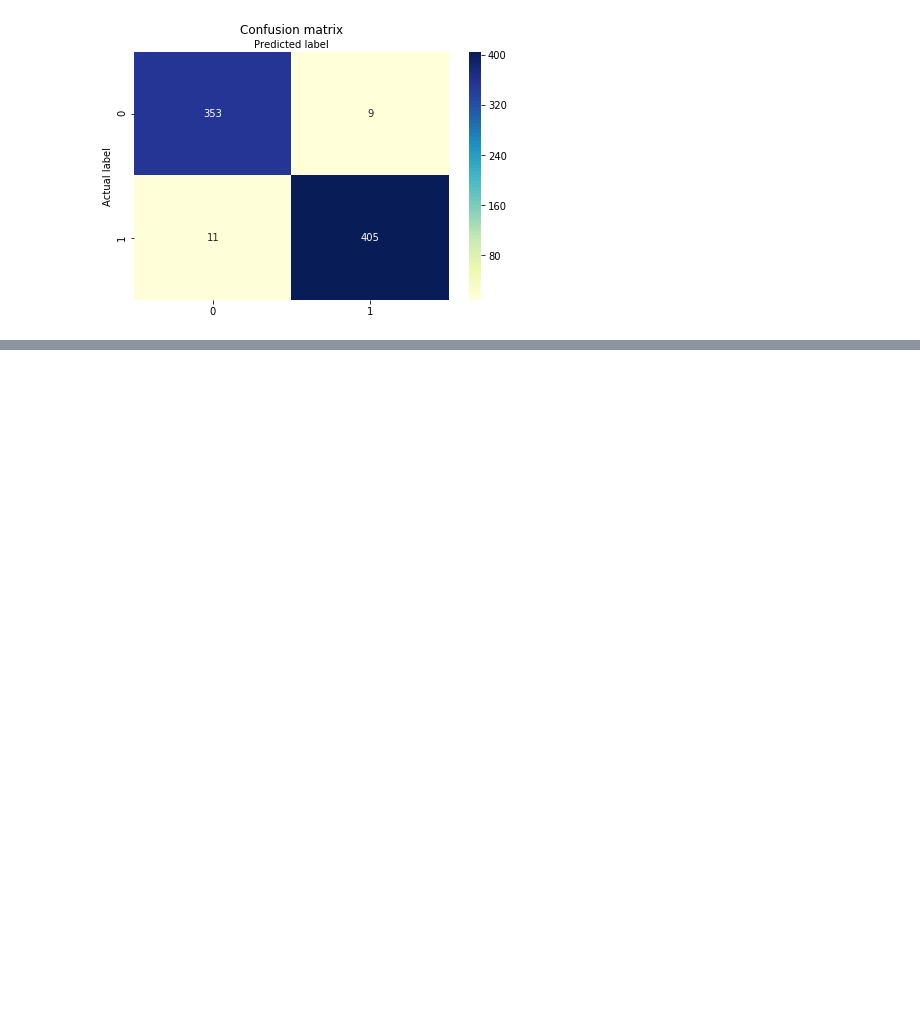
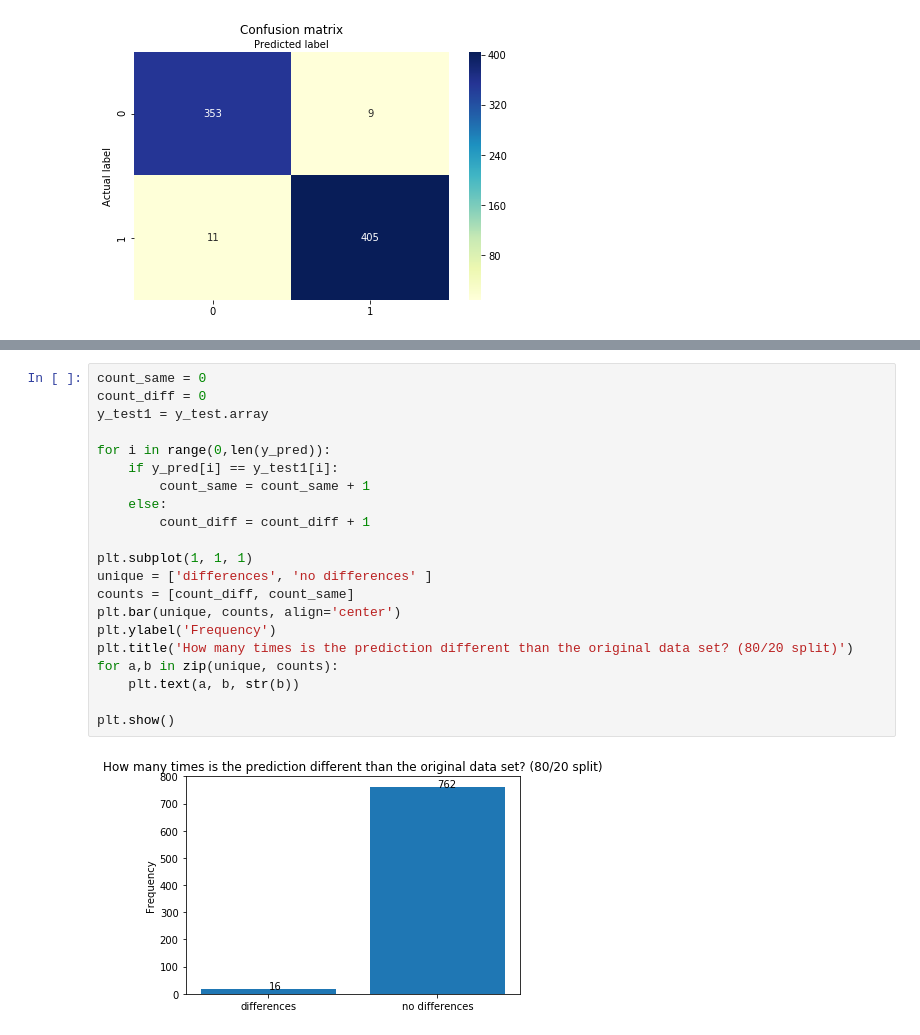
Before and after one commit to dantran16/cogs-109-final-project1, a Jupyter notebook: Final project.ipynb, the cells around one changed output, grey strips where cells are left out. Drawn from its saved outputs; the diff is of its cells as text; blank space fills up the shorter version.

```diff
--- a/Final project.ipynb
+++ b/Final project.ipynb
@@ -736,0 +790,23 @@ rdf.shape
+# %%
+count_same = 0
+count_diff = 0
+y_test1 = y_test.array
+
+for i in range(0,len(y_pred)):
+    if y_pred[i] == y_test1[i]:
+        count_same = count_same + 1
+    else:
+        count_diff = count_diff + 1
+
+plt.subplot(1, 1, 1)
+unique = ['differences', 'no differences' ]
+counts = [count_diff, count_same]
+plt.bar(unique, counts, align='center')
+plt.ylabel('Frequency')
+plt.title('How many times is the prediction different than the original data set? (80/20 split)')
+for a,b in zip(unique, counts):
+    plt.text(a, b, str(b))
+
+plt.show()
+# %% [output]
+[figure, added]
```
Also changed, not shown: parts of 14 cells of this notebook.
